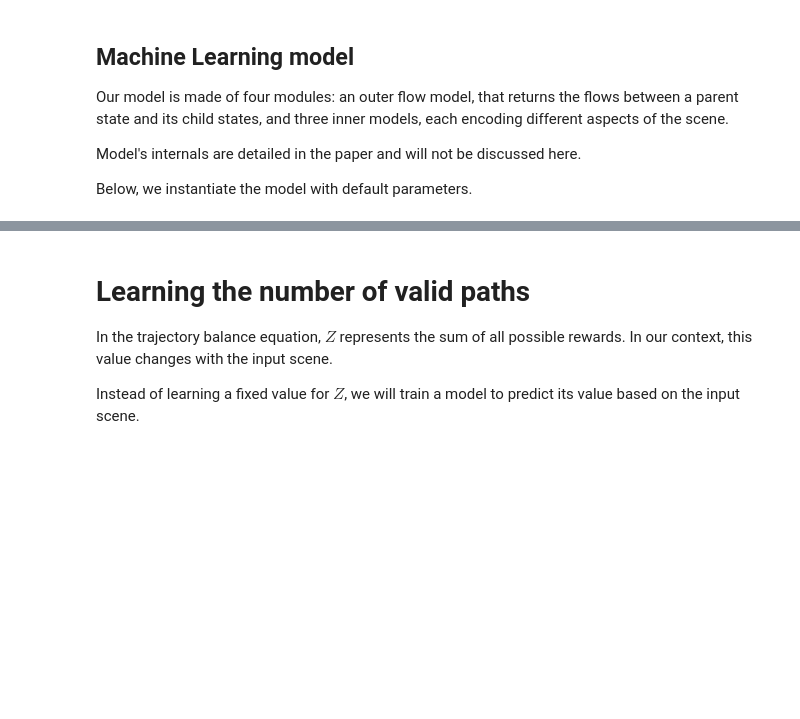
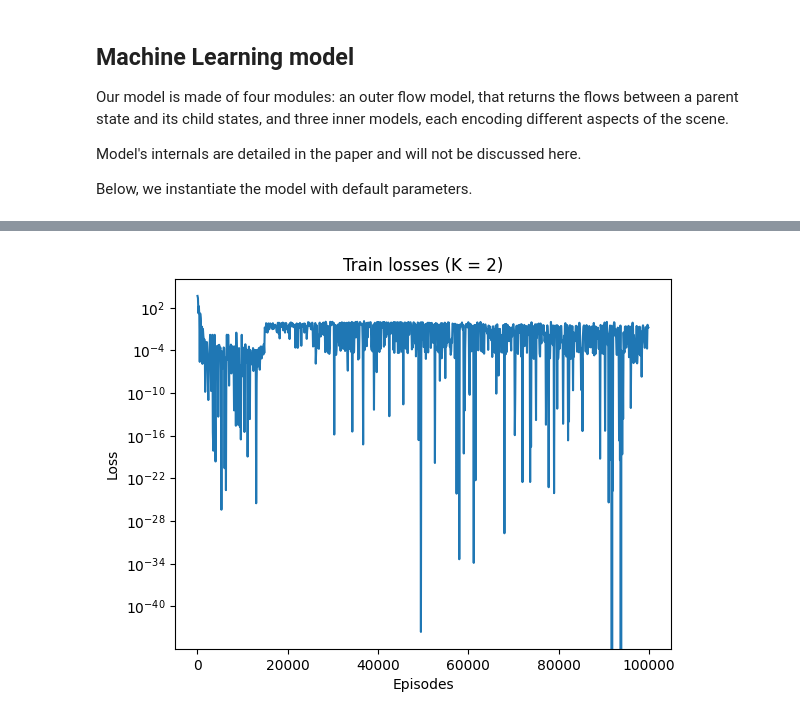
Before and after one commit to jeertmans/DiffeRT, a Jupyter notebook: docs/source/notebooks/sampling_paths.ipynb, the cells around one changed output, grey strips where cells are left out. Drawn from its saved outputs; the diff is of its cells as text; code cells hidden in the pictures; blank space fills up the shorter version.

```diff
--- a/docs/source/notebooks/sampling_paths.ipynb
+++ b/docs/source/notebooks/sampling_paths.ipynb
@@ -339,12 +342,11 @@ Model's internals are detailed in the paper and will not be discussed here.
 
 Below, we instantiate the model with default parameters.
 # %%
-order = 1  # Change this to try different path orders
+order = 2  # Change this to try different path orders
 model_key = jr.key(1234)
 model = Model(
     order=order, num_embeddings=64, width_size=128, depth=2, key=model_key
 )
-
 model
 # %% [output]
 [interactive output not drawn]
@@ -405,7 +496,10 @@ agent = Agent(
-# %% [markdown]
-# Learning the number of valid paths
-
-In the trajectory balance equation, $Z$ represents the sum of all possible rewards. In our context, this value changes with the input scene.
-
-Instead of learning a fixed value for $Z$, we will train a model to predict its value based on the input scene.
+# %%
+plt.figure()
+plt.title(f"Train losses (K = {order})")
+plt.semilogy(episodes, loss_values)
+plt.xlabel("Episodes")
+plt.ylabel("Loss")
+plt.show()
+# %% [output]
+[figure, added]
 # %%
```
Also changed, not shown: parts of 26 cells of this notebook, 1 other file.
